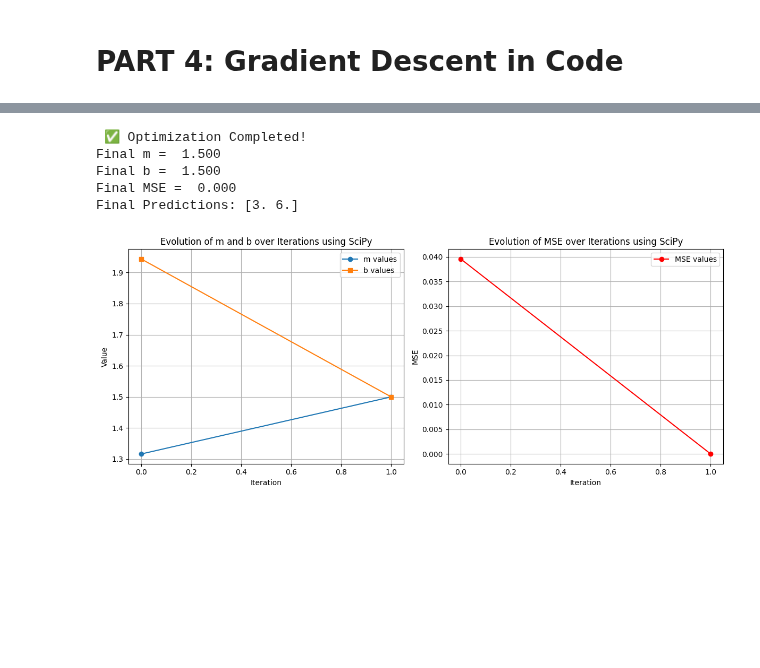
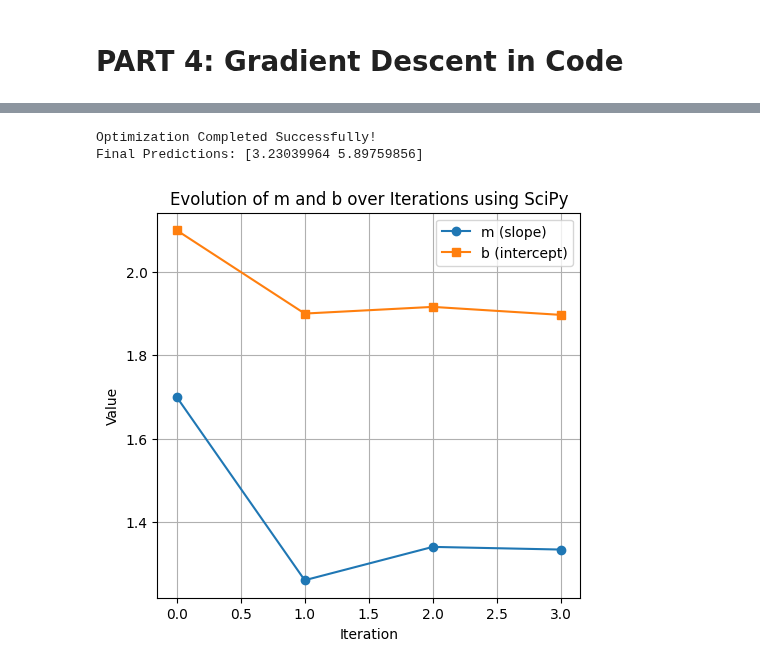
Before and after one commit to milkakeza/Formative3_Group5, a Jupyter notebook: Formative3_Group5.ipynb, the cells around one changed output, grey strips where cells are left out. Saved outputs shown, nothing was run; the diff lists cells and outputs as text; code cells hidden in the pictures; blank space fills up the shorter version.

Commit message:
Refactor gradient descent implementation to use approx_fprime for gradient calculation and manual parameter updates with visualization

```diff
--- a/Formative3_Group5.ipynb
+++ b/Formative3_Group5.ipynb
@@ -233,7 +233,7 @@ Manual_calculation_pdf = https://drive.google.com/file/d/1-VlFaxbW_wmvu-TB41VjAG
 # %%
 import numpy as np
 import matplotlib.pyplot as plt
-from scipy.optimize import minimize
+from scipy.optimize import approx_fprime
 
 # Sample data
 X = np.array([1,3])
@@ -246,27 +246,27 @@ def mse(params, X, Y):
   return np.mean((Y - Y_pred)**2)
 
 # Define gradients
-def gradient(params, X, Y):
-  m,b = params
-  n = len(X)
-  Y_pred = m * X + b
-  dm = (-2/n) * np.sum(X * (Y - Y_pred))
-  db = (-2/n) * np.sum(Y - Y_pred)
-  return np.array([dm, db])
+def gradient(X, Y, m, b, lr=0.1):
+  params = np.array([m,b])
+  gradient = approx_fprime(params, lambda p: mse(p, X, Y), epsilon=1e-6)
+  m_new = m - lr * gradient[0]
+  b_new = b - lr * gradient[1]
+  new_mse = mse([m_new, b_new], X, Y)
+  return m_new, b_new, new_mse
 
 # Initialize parameters
-initial_params = np.array([-1,1])
+m = -1
+b = 1
 learning_rate = 0.1
 iterations = 4
 
 # Track variable history
 history = {'m': [], 'b': [], 'mse': []}
 # %%
-# Callback for progress
-def callback(params):
-  m,b = params
-  current_mse = mse(params, X, Y)
+# Perform manual updates
+for i in range(iterations):
+  m, b, current_mse = gradient(X, Y, m, b, learning_rate)
   history['m'].append(m)
   history['b'].append(b)
   history['mse'].append(current_mse)
-  print(f"Iteration {len(history['m'])}: m = {m:.3f}, b = {b: .3f}, MSE = {current_mse: .3f}")
+  print(f"Iteration {i+1}: m = {m:.3f}, b = {b: .3f}, MSE = {current_mse: .3f}")
@@ -287,43 +278,23 @@ Iteration 2: m = 1.500, b =  1.500, MSE =  0.000
-# %%
-# Final Results
-final_m, final_b = result.x
-final_Y_pred = final_m * X + final_b
-final_mse = mse(result.x, X, Y)
-print("\n ✅ Optimization Completed!")
-print(f"Final m = {final_m: .3f}")
-print(f"Final b = {final_b: .3f}")
-print(f"Final MSE = {final_mse: .3f}")
-print(f"Final Predictions:", final_Y_pred)
-# %% [output]
- ✅ Optimization Completed!
-Final m =  1.500
-Final b =  1.500
-Final MSE =  0.000
-Final Predictions: [3. 6.]
+# %%
+# Final Results
+final_Y_pred = m * X + b
+print("\nOptimization Completed Successfully!")
+print(f"Final Predictions:", final_Y_pred)
+# %% [output]
+Optimization Completed Successfully!
+Final Predictions: [3.23039964 5.89759856]
 # %%
 # Visualization
 plt.figure(figsize=(12,5))
 
 #Plot m and b evolution over iterations
 plt.subplot(1,2,1)
-plt.plot(history['m'], label='m values', marker='o')
-plt.plot(history['b'], label='b values', marker='s')
+plt.plot(history['m'], label='m (slope)', marker='o')
+plt.plot(history['b'], label='b (intercept)', marker='s')
 plt.title('Evolution of m and b over Iterations using SciPy')
 plt.xlabel('Iteration')
 plt.ylabel('Value')
 plt.legend()
 plt.grid(True)
-
-# Plot MSE over iterations
-plt.subplot(1,2,2)
-plt.plot(history['mse'], label='MSE values', marker='o', color='red')
-plt.title('Evolution of MSE over Iterations using SciPy')
-plt.xlabel('Iteration')
-plt.ylabel('MSE')
-plt.legend()
-plt.grid(True)
-
-plt.tight_layout()
-plt.show()
 # %% [output]
-[figure, old version]
+[figure, new version]
```
Also changed, not shown: parts of 5 cells of this notebook.
